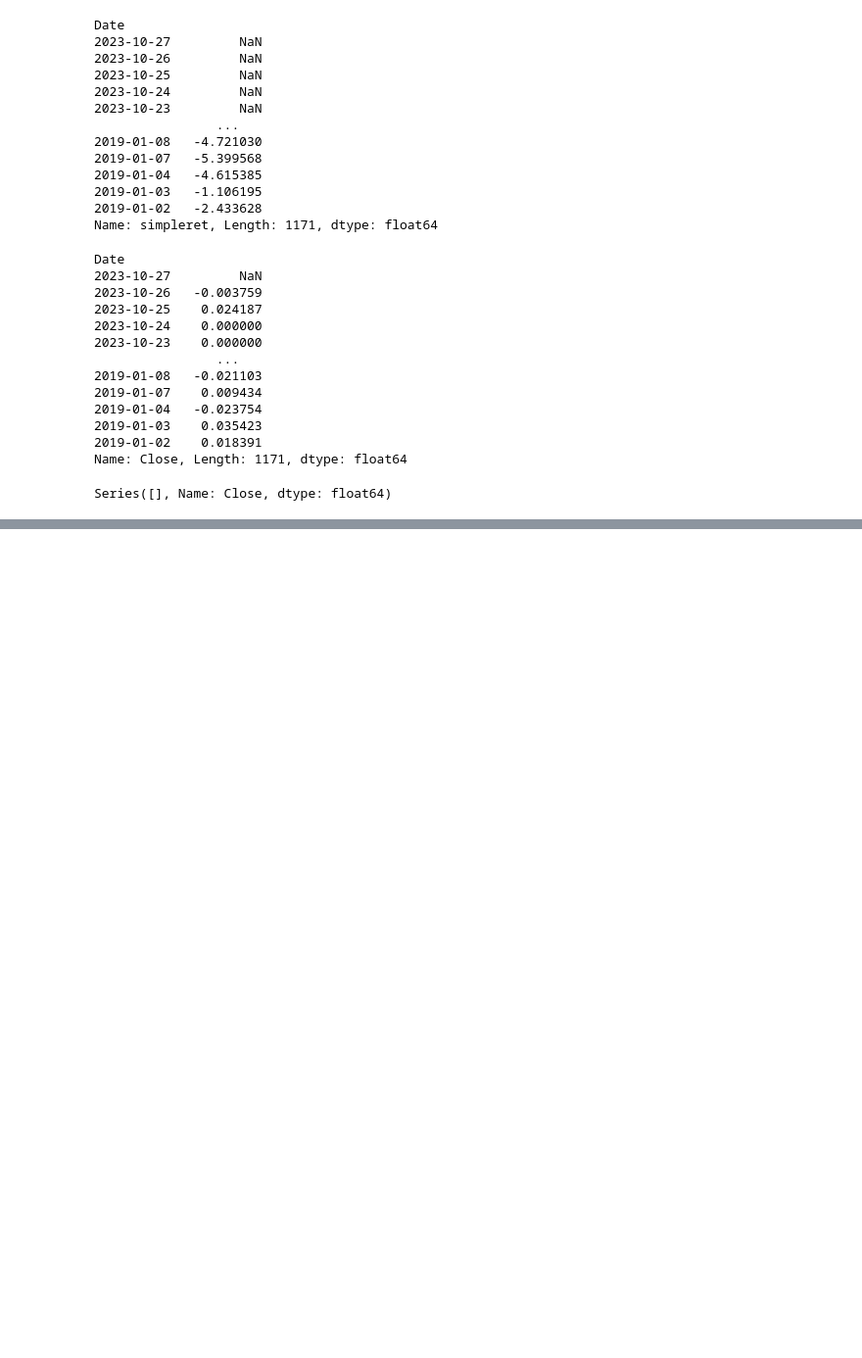
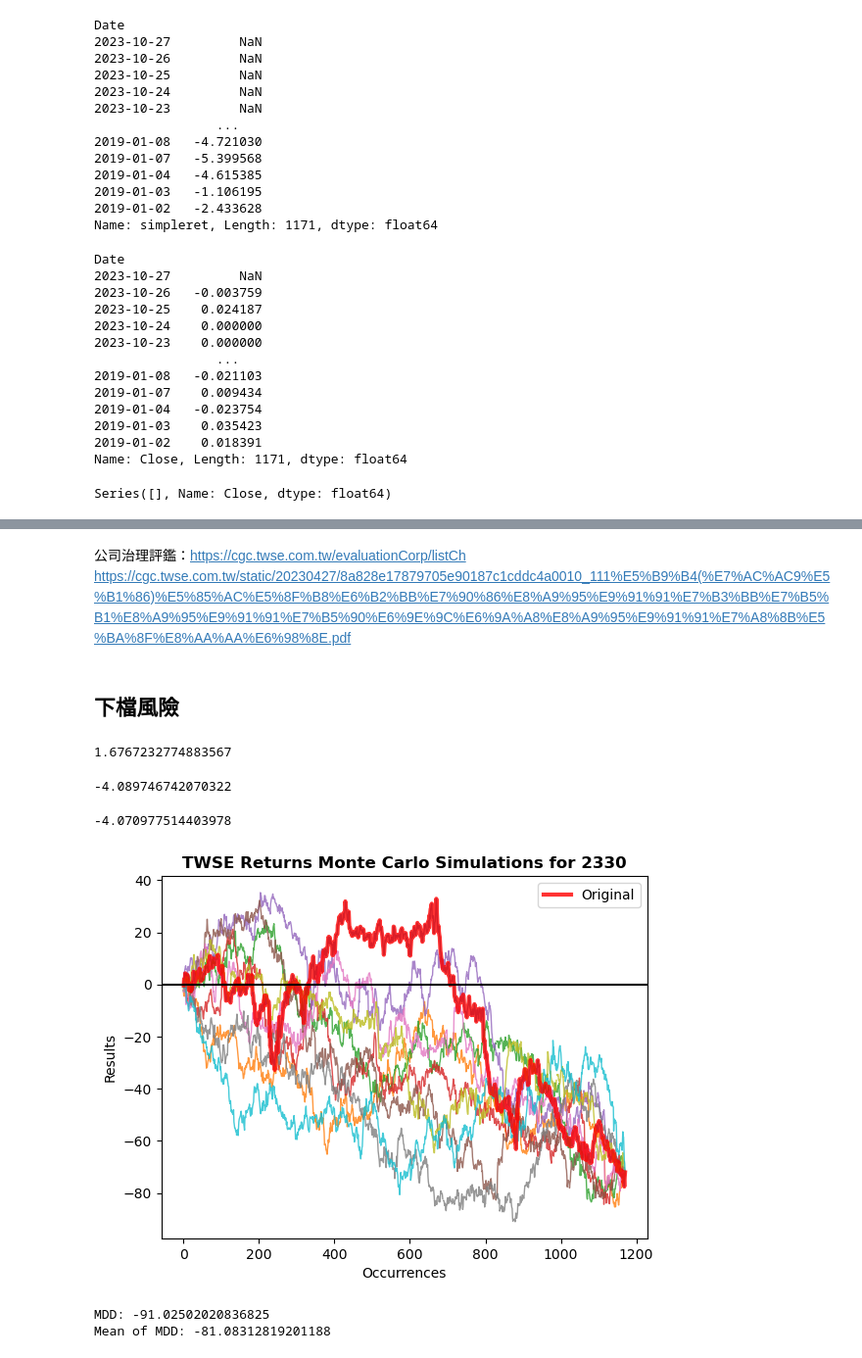
Before and after one commit to pan93412/nkust-homework, a Jupyter notebook: semester-3/finance/finance.ipynb, the cells around one changed output, grey strips where cells are left out. Shown: that part at 98% size. Drawn from its saved outputs; the diff is of its cells as text; code cells hidden in the pictures; blank space fills up the shorter version.

```diff
--- a/semester-3/finance/finance.ipynb
+++ b/semester-3/finance/finance.ipynb
@@ -140,0 +197,49 @@ Series([], Name: Close, dtype: float64)
+# %% [markdown]
+公司治理評鑑：https://cgc.twse.com.tw/evaluationCorp/listCh
+https://cgc.twse.com.tw/static/20230427/8a828e17879705e90187c1cddc4a0010_111%E5%B9%B4(%E7%AC%AC9%E5%B1%86)%E5%85%AC%E5%8F%B8%E6%B2%BB%E7%90%86%E8%A9%95%E9%91%91%E7%B3%BB%E7%B5%B1%E8%A9%95%E9%91%91%E7%B5%90%E6%9E%9C%E6%9A%A8%E8%A9%95%E9%91%91%E7%A8%8B%E5%BA%8F%E8%AA%AA%E6%98%8E.pdf
+# %% [markdown]
+## 下檔風險
+# %%
+def cal_half_dev(returns: ndarray) -> float:
+    """計算下檔風險"""
+    mu = returns.mean()
+    returns_lower_than_mu = returns[returns < mu]
+    helf_deviation = (sum((mu-returns_lower_than_mu)**2)/len(returns))**0.5
+
+    return helf_deviation
+
+cal_half_dev(single_period_return(2454))
+# %% [output]
+1.6767232774883567
+# %%
+# 歷史模擬法
+single_period_return(2454).quantile(0.05)
+# %% [output]
+-4.089746742070322
+# %%
+simpleret = single_period_return(2454)
+
+# 共變異數矩陣法
+from scipy.stats import norm
+norm.ppf(0.05, simpleret.mean(), simpleret.std())
+# %% [output]
+-4.070977514403978
+# %%
+import pandas_montecarlo
+
+# 蒙地卡羅法
+stock_code = 2330
+simpleret = single_period_return(stock_code)
+mc = simpleret.montecarlo(sims=10, bust=-0.1, goal=1)
+mc.plot(title=f"TWSE Returns Monte Carlo Simulations for {stock_code}")
+# %% [output]
+[figure, added]
+# %%
+# 最大交易虧損 MDD
+print("MDD:", mc.stats['maxdd'])
+
+# 最大交易虧損 MDD 的統計量
+print("Mean of MDD:", mc.maxdd['mean'])
+# %% [output]
+MDD: -91.02502020836825
+Mean of MDD: -81.08312819201188
```
Also changed, not shown: parts of 6 cells of this notebook.
